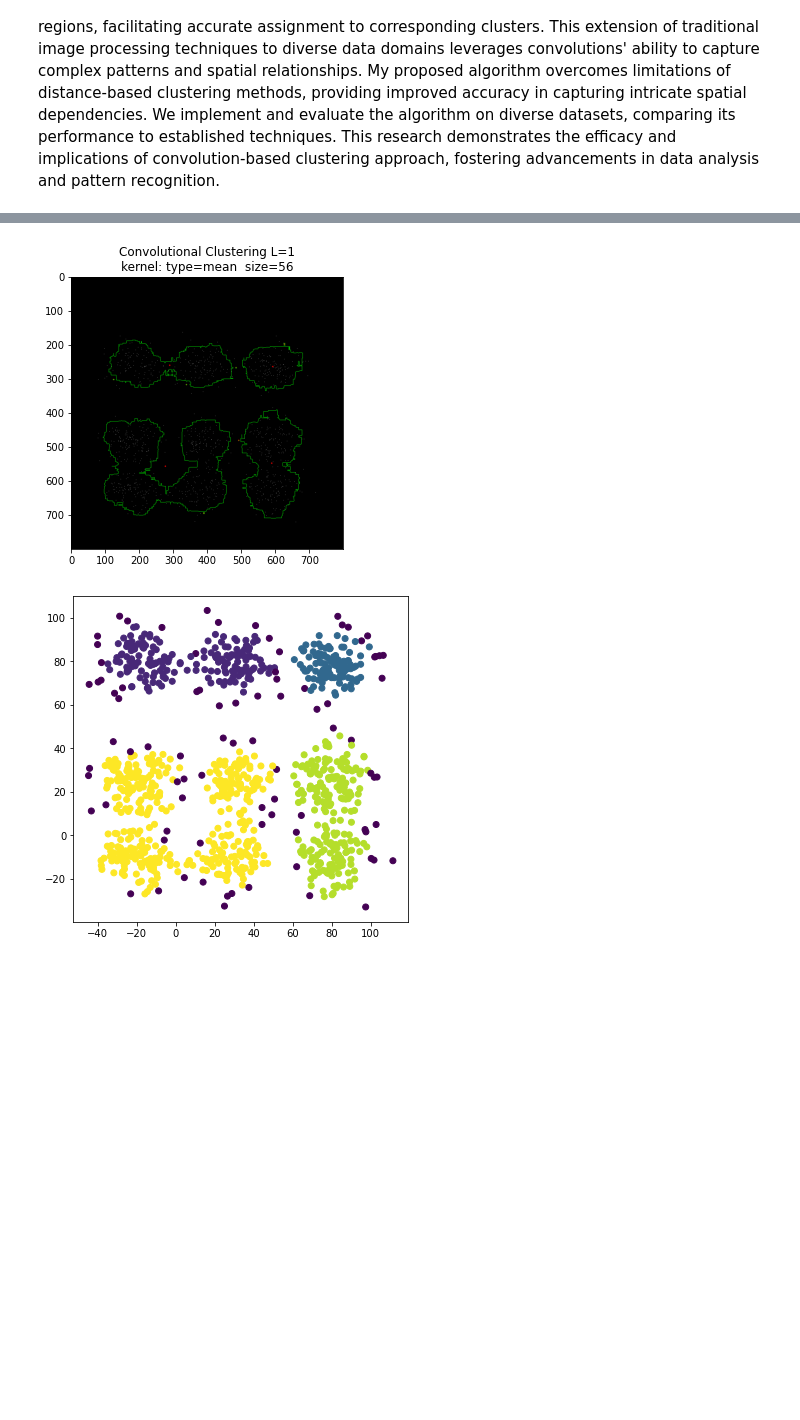
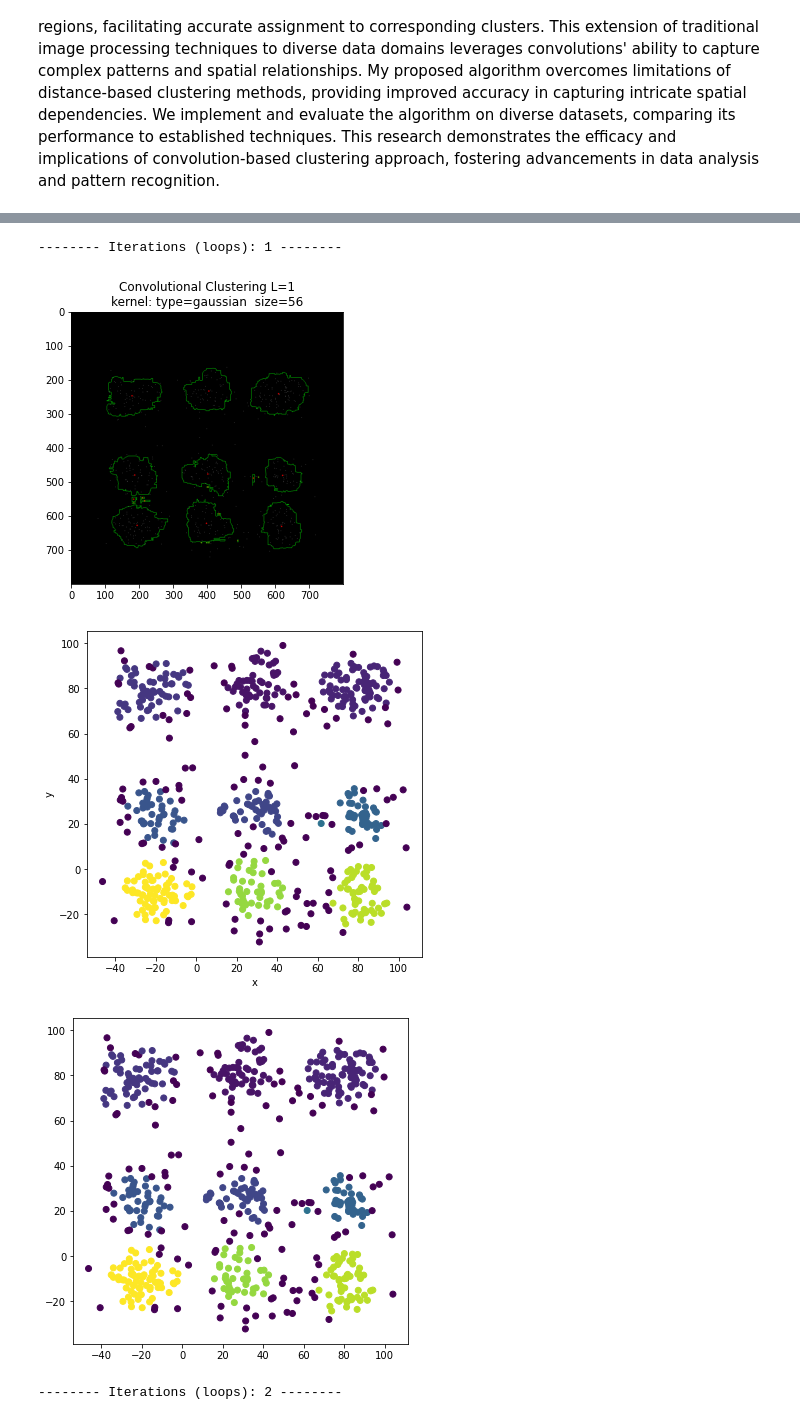
Before and after one commit to MarcoLorenzetti/Convolutional-Clustering, a Jupyter notebook: Test ConvClu.ipynb, the cells around one changed output, grey strips where cells are left out. Cells and saved outputs as stored; diff of their text form; code cells hidden in the pictures; blank space fills up the shorter version.

```diff
--- a/Test ConvClu.ipynb
+++ b/Test ConvClu.ipynb
@@ -12,7 +12,7 @@ from ConvolutionalClustering import transform_df, CC, show_img
 This study presents a novel approach to clustering two-feature data utilizing convolutional operations. By representing data points as matrices, convolutions are applied to identify dense regions, facilitating accurate assignment to corresponding clusters. This extension of traditional image processing techniques to diverse data domains leverages convolutions' ability to capture complex patterns and spatial relationships. My proposed algorithm overcomes limitations of distance-based clustering methods, providing improved accuracy in capturing intricate spatial dependencies. We implement and evaluate the algorithm on diverse datasets, comparing its performance to established techniques. This research demonstrates the efficacy and implications of convolution-based clustering approach, fostering advancements in data analysis and pattern recognition.
 # %%
 # Generazione delle coordinate x e y con distribuzione gaussiana
-num_punti = 1000
+num_punti = 600
 x = [np.random.choice([-50, 0, 50])+np.random.normal(30, 10) for x in range(num_punti)]
 y = [np.random.choice([-5, 50, -40])+np.random.normal(30, 8) for x in range(num_punti)]
 
@@ -40,14 +40,20 @@ df.head()
 # %%
-df2 = CC(df,
-         scale_size=800, pad=None, plot_matrix=False,
-         kernel_type='mean', k_size=None, sigma=40,
-         ratio_scaler=0.9, THR=50, loops=1,
-         draw_type='line', radius=2, thickness=1,
-         show_clusters=True)
+for i in range(1,4):
+    print(f'-------- Iterations (loops): {i} --------')
+    df2 = CC(df,
+             scale_size=800, pad=None, plot_matrix=False,
+             kernel_type='gaussian', k_size=None, sigma=40,
+             ratio_scaler=0.9, THR=50, loops=i,
+             draw_type='line', radius=2, thickness=1,
+             show_clusters=True)
 
 
-plt.figure(figsize=(6,6))
-plt.scatter(df2[df2.columns[0]], df2[df2.columns[1]], c=df2['label']);
+    plt.figure(figsize=(6,6))
+    plt.scatter(df2[df2.columns[0]], df2[df2.columns[1]], c=df2['label']);
+    plt.show()
 # %% [output]
+-------- Iterations (loops): 1 --------
-[figure, old version]
+[figure, new version]
-[figure, old version]
+[figure, new version]
+[figure, added]
+-------- Iterations (loops): 2 --------
```
Also changed, not shown: parts of 5 cells of this notebook, 1 other file.
